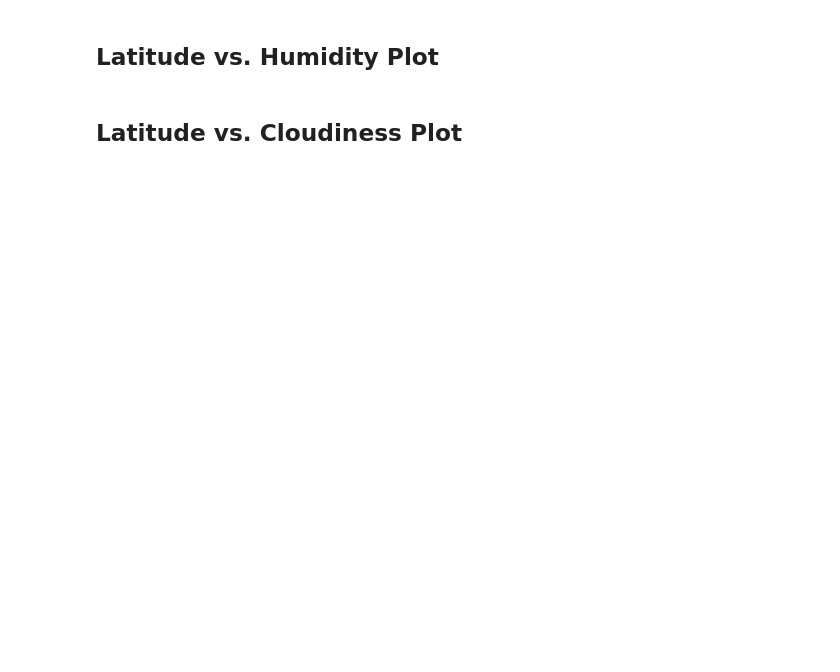
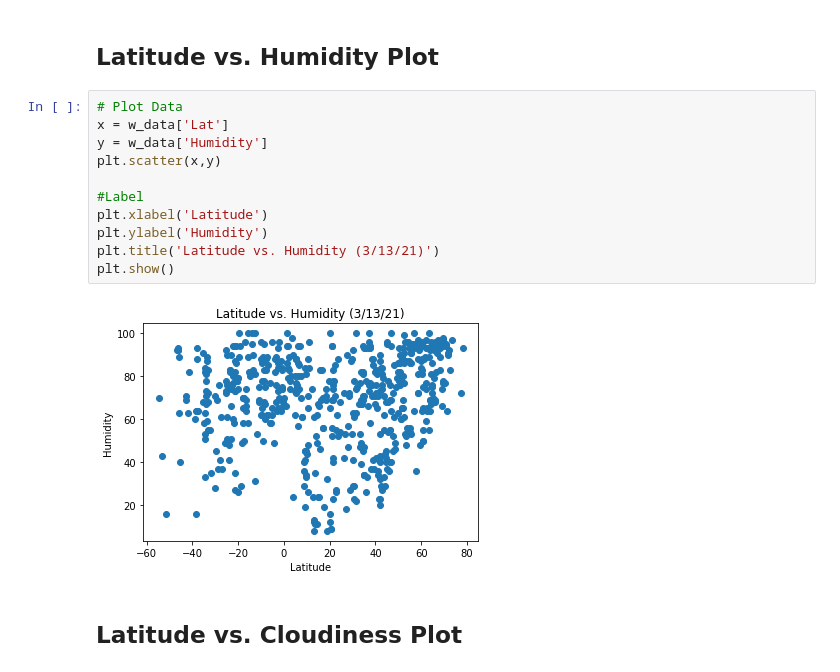
Before and after one commit to moormeierz/API-challenge, a Jupyter notebook: WeatherPy/WeatherPy.ipynb, the cells around one changed output. Drawn from its saved outputs; the diff is of its cells as text; blank space fills up the shorter version.

```diff
--- a/WeatherPy/WeatherPy.ipynb
+++ b/WeatherPy/WeatherPy.ipynb
@@ -211,4 +215,17 @@ There is not humidity over 100%
 # %% [markdown]
 ## Latitude vs. Humidity Plot
+# %%
+# Plot Data
+x = w_data['Lat']
+y = w_data['Humidity']
+plt.scatter(x,y)
+
+#Label
+plt.xlabel('Latitude')
+plt.ylabel('Humidity')
+plt.title('Latitude vs. Humidity (3/13/21)')
+plt.show()
+# %% [output]
+[figure, added]
 # %% [markdown]
 ## Latitude vs. Cloudiness Plot
```
Also changed, not shown: parts of 17 cells of this notebook, 1 other file.
